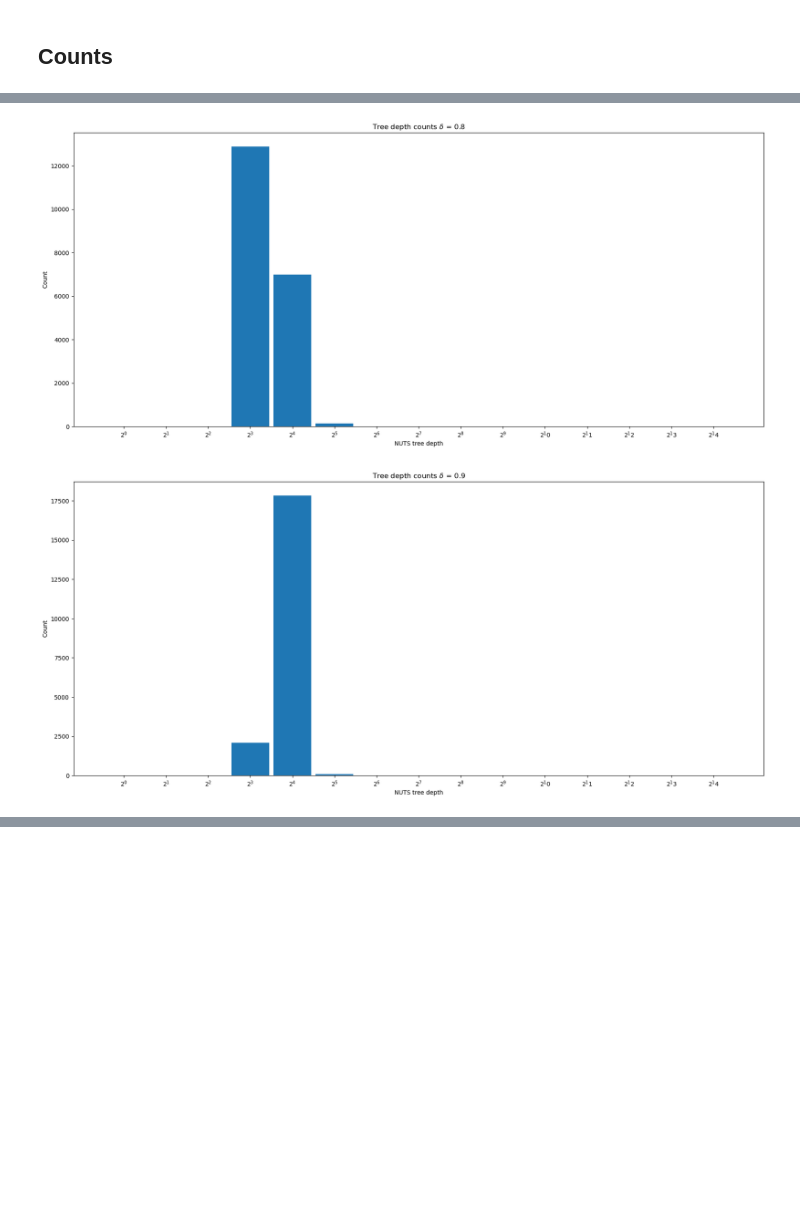
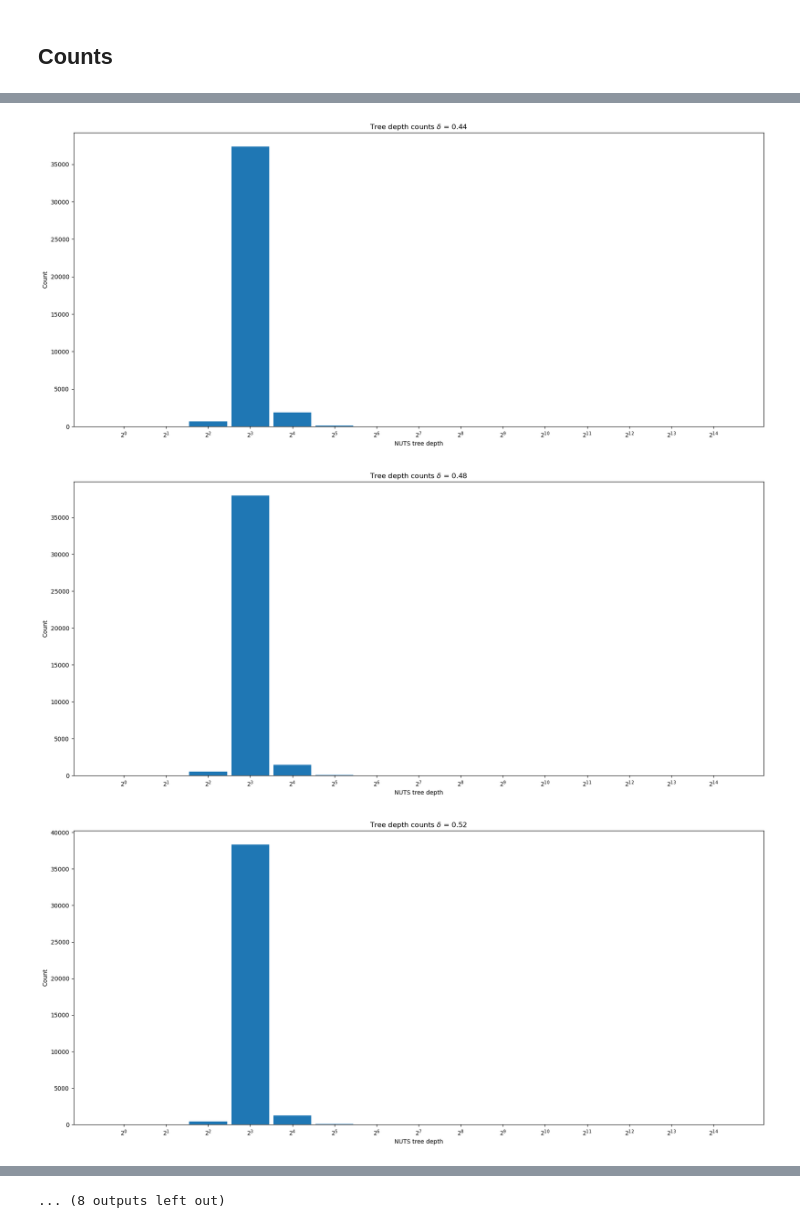
Before and after one commit to Mattia-Ponchio/Inference_Project, a Jupyter notebook: GermanCreditData.ipynb, the cells around one changed output, grey strips where cells are left out. Drawn from its saved outputs; the diff is of its cells as text; code cells hidden in the pictures; blank space fills up the shorter version.

```diff
--- a/GermanCreditData.ipynb
+++ b/GermanCreditData.ipynb
@@ -784,9 +778,8 @@ def acc_rate_sweep( model, acceptance_rate_list, repetitions, sample_dict ):
 
     return results, depth_counts
 # %%
-from tqdm import tqdm
-delta_list = [0.2, 0.3, 0.4, 0.5, 0.6, 0.7, 0.8, 0.9]
-reps = 5
+delta_list = np.arange(0.20, 0.99, 0.02)
+reps = 10
 sample_settings = {"draws": 1000,
                    "tune" : 1000,
                    "chains": 4,
@@ -867,0 +869,32 @@ plt.show()
+# %%
+# Plotting the single-experiment representation
+fig, ax = plt.subplots(figsize=(21,9))
+
+# Plot with errorbars using the combined metrics
+ax.plot(
+    x_in_graph,
+    df["Min"],
+    ls="None",
+    marker=".",
+    ms=15,
+    label=f"Individual Experiment (Averaged across {sample_settings["chains"]} chains)",
+    color="gray",
+    alpha = 0.5
+)
+
+ax.plot(delta_list,
+        df.groupby(by="Group").mean()["Min"],
+        ls = "-",
+        marker = "o",
+        ms = 8,
+        label = f"Mean over {reps} repetitions",
+        color="red",
+        lw = 2
+)
+
+plt.xlabel(r"Target acceptance rate statistic $\delta$ ", fontsize=15)
+plt.ylabel("ESS per gradient", fontsize=15)
+plt.title("NUTS - Logistic Regression", fontsize=15)
+plt.legend(loc="lower right", fontsize=15)
+plt.grid(alpha=0.4)
+plt.show()
@@ -868,13 +903,15 @@ plt.show()
 # %% [markdown]
 ## Counts
 # %%
-for i in range(len(delta_list)):
+show_this_delta = np.arange(0, len(delta_list), 2, dtype="int")
+
+for i in show_this_delta:
     fig, ax = plt.subplots(figsize=(21,9))
     plt.bar(np.arange(0,sample_settings["max_treedepth"]+1,1), depths[i], width=0.9)
     plt.xlabel("NUTS tree depth")
     ax.set_xticks(np.arange(0,sample_settings["max_treedepth"]+1,1))
-    ax.set_xticklabels([f"$2^{i}$" for i in range(sample_settings["max_treedepth"]+1)])
+    ax.set_xticklabels([fr"$2^{{{i}}}$" for i in range(sample_settings["max_treedepth"] + 1)])
     plt.ylabel("Count")
-    plt.title(f"Tree depth counts $\delta$ = {delta_list[i]}")
+    plt.title(f"Tree depth counts $\delta$ = {delta_list[i]:.2f}")
     plt.show()
 # %% [output]
@@ -887,2 +924,3 @@ for i in range(len(delta_list)):
-[figure, old version]
+[figure, new version]
-[figure, old version]
+[figure, new version]
+[figure, added]
@@ -888,0 +930 @@ for i in range(len(delta_list)):
+... (8 outputs left out)
```
Also changed, not shown: parts of 23 cells of this notebook, 2 other files.
